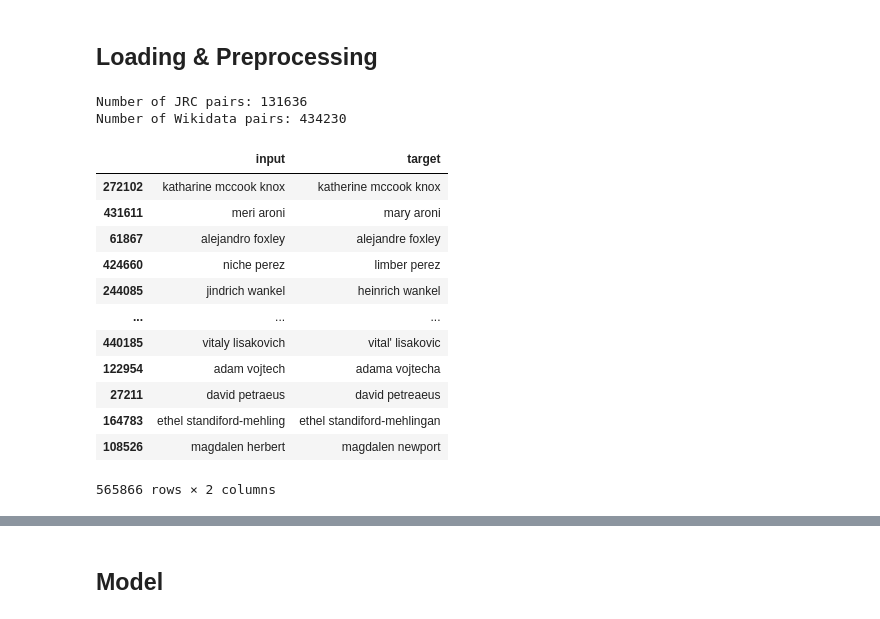
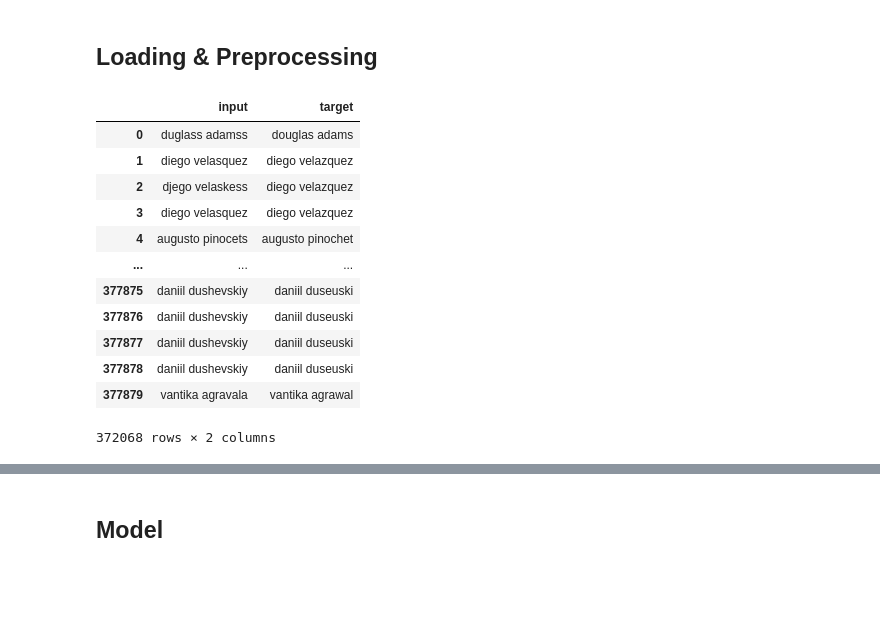
Before and after one commit to AndreBruecke/master-seq2seq, a Jupyter notebook: notebooks/Master_KerasNLP_Transformer.ipynb, the cells around one changed output, grey strips where cells are left out. Drawn from its saved outputs; the diff is of its cells as text; code cells hidden in the pictures; blank space fills up the shorter version.

Commit message:
Preprocessing & transformer EN experiment

```diff
--- a/notebooks/Master_KerasNLP_Transformer.ipynb
+++ b/notebooks/Master_KerasNLP_Transformer.ipynb
@@ -26,10 +26,10 @@ tf.config.list_physical_devices('GPU')
 [PhysicalDevice(name='/physical_device:GPU:0', device_type='GPU')]
 # %%
 # Input file paths
-jrc_file = '/thesis/data/jrc_person_pairs.csv'
-wikidata_file = '/thesis/data/wikidata_person_pairs.csv'
+# jrc_file = '/thesis/data/jrc_person_pairs.csv'
+wikidata_file = '/thesis/data/wikidata_person_to_en_norm.csv'
 
-model_serialization_path = '/thesis/models/transformer_mixed_kerasnlp_1'
+model_serialization_path = '/thesis/models/transformer_wikidata_to_en_1'
 # %% [markdown]
 ## Loading & Preprocessing
 # %%
@@ -54,31 +54,31 @@ DROPOUT = 0.2
 EPOCHS = 60
 CHECKPOINT_FREQ = 10
 # %%
-pairs_df = pd.read_csv(jrc_file, sep='|', encoding='utf-8')[['input', 'target']]
+# pairs_df = pd.read_csv(jrc_file, sep='|', encoding='utf-8')[['input', 'target']]
+# pairs_df = pairs_df[(pairs_df['input'].str.len() <= MAX_SEQ_LENGTH) & (pairs_df['target'].str.len() <= MAX_SEQ_LENGTH)]
+# print('Number of JRC pairs:', len(pairs_df))
+# pairs_df2 = pd.read_csv(wikidata_file, sep='|', encoding='utf-8')[['input', 'target']]
+# pairs_df2 = pairs_df2[(pairs_df2['input'].str.len() <= MAX_SEQ_LENGTH) & (pairs_df2['target'].str.len() <= MAX_SEQ_LENGTH)]
+# print('Number of Wikidata pairs:', len(pairs_df2), '\n')
+# pairs_df = pd.concat([pairs_df, pairs_df2]).sample(frac=1, random_state=RANDOM_STATE)
+
+pairs_df = pd.read_csv(wikidata_file, sep='|', encoding='utf-8')[['input', 'target']]
 pairs_df = pairs_df[(pairs_df['input'].str.len() <= MAX_SEQ_LENGTH) & (pairs_df['target'].str.len() <= MAX_SEQ_LENGTH)]
-print('Number of JRC pairs:', len(pairs_df))
-pairs_df2 = pd.read_csv(wikidata_file, sep='|', encoding='utf-8')[['input', 'target']]
-pairs_df2 = pairs_df2[(pairs_df2['input'].str.len() <= MAX_SEQ_LENGTH) & (pairs_df2['target'].str.len() <= MAX_SEQ_LENGTH)]
-print('Number of Wikidata pairs:', len(pairs_df2), '\n')
-
-pairs_df = pd.concat([pairs_df, pairs_df2]).sample(frac=1, random_state=RANDOM_STATE)
 pairs_df
 # %% [output]
+|  | input | target |
+| 0 | duglass adamss | douglas adams |
+| 1 | diego velasquez | diego velazquez |
+| 2 | djego velaskess | diego velazquez |
+| 3 | diego velasquez | diego velazquez |
+| 4 | augusto pinocets | augusto pinochet |
+| ... | ... | ... |
+| 377875 | daniil dushevskiy | daniil duseuski |
+| 377876 | daniil dushevskiy | daniil duseuski |
+| 377877 | daniil dushevskiy | daniil duseuski |
+| 377878 | daniil dushevskiy | daniil duseuski |
+| 377879 | vantika agravala | vantika agrawal |
-Number of JRC pairs: 131636
-Number of Wikidata pairs: 434230
+372068 rows × 2 columns
-|  | input | target |
-| 272102 | katharine mccook knox | katherine mccook knox |
-| 431611 | meri aroni | mary aroni |
-| 61867 | alejandro foxley | alejandre foxley |
-| 424660 | niche perez | limber perez |
-| 244085 | jindrich wankel | heinrich wankel |
-| ... | ... | ... |
-| 440185 | vitaly lisakovich | vital' lisakovic |
-| 122954 | adam vojtech | adama vojtecha |
-| 27211 | david petraeus | david petreaeus |
-| 164783 | ethel standiford-mehling | ethel standiford-mehlingan |
-| 108526 | magdalen herbert | magdalen newport |
-565866 rows × 2 columns
 # %%
 dce = DictionaryCharacterEncoder(max_seq_length=MAX_SEQ_LENGTH+2)
 train_batches, val_batches = prepare_batches(pairs_df, dce, NUM_SAMPLES, VALIDATION_SPLIT, BATCH_SIZE, RANDOM_STATE)
```
Also changed, not shown: parts of 7 cells of this notebook, 2 other files.
